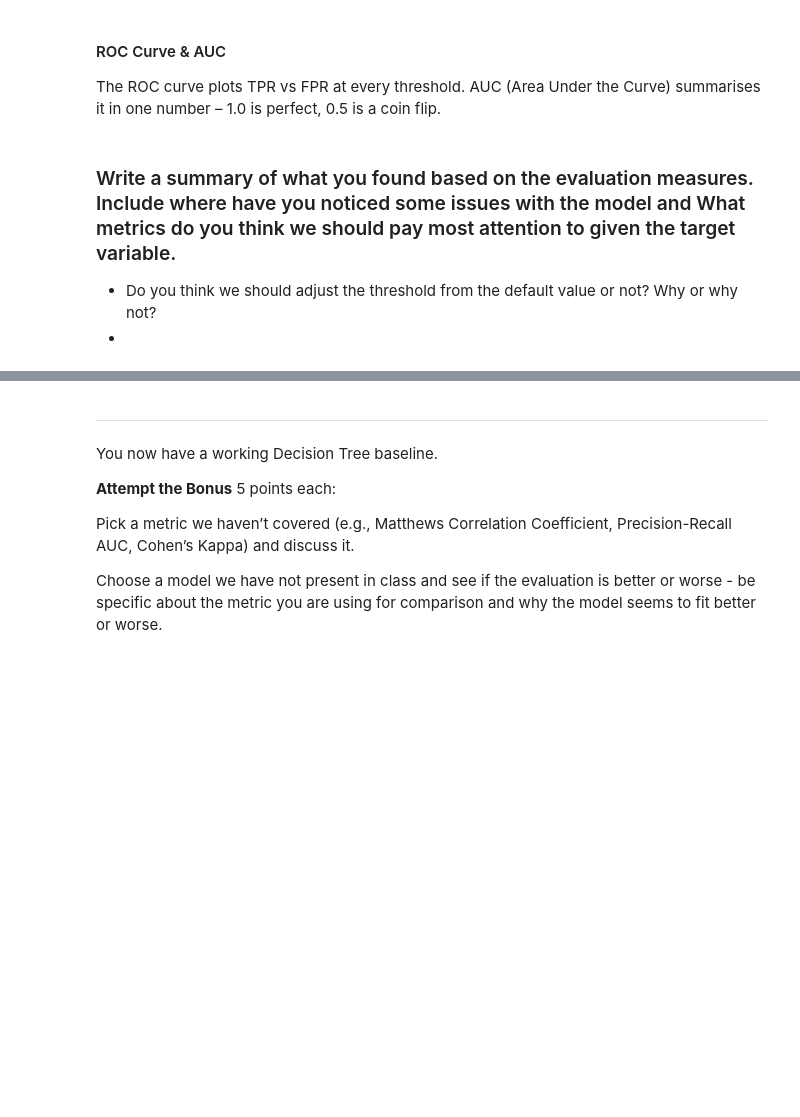
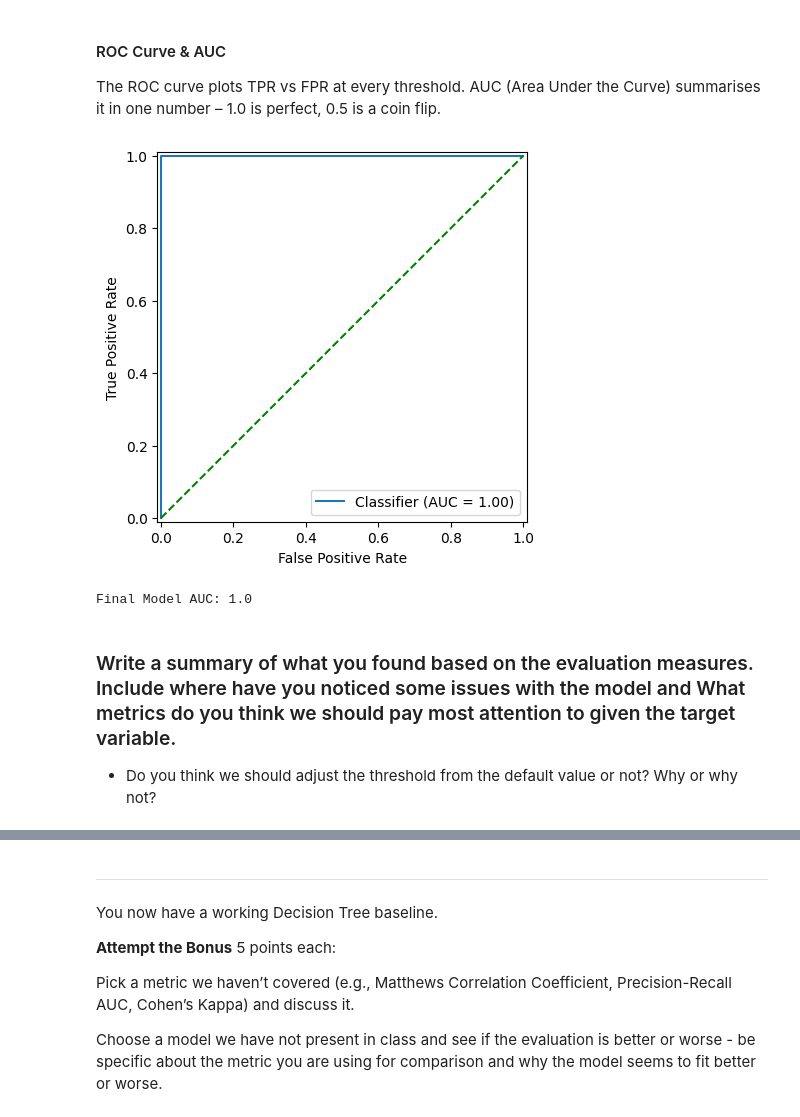
Before and after one commit to kenzkleczynski/week_10_eval, a Jupyter notebook: Model_Metrics_Lab_Updated.ipynb, the cells around one changed output, grey strips where cells are left out. Saved outputs shown, nothing was run; the diff lists cells and outputs as text; code cells hidden in the pictures; blank space fills up the shorter version.

```diff
--- a/Model_Metrics_Lab_Updated.ipynb
+++ b/Model_Metrics_Lab_Updated.ipynb
@@ -215,8 +444,18 @@ The confusion matrix shows us where our model is getting confused, build a confu
 #### ROC Curve & AUC
 
 The ROC curve plots TPR vs FPR at every threshold. AUC (Area Under the Curve) summarises it in one number – 1.0 is perfect, 0.5 is a coin flip.
+# %%
+metrics.RocCurveDisplay.from_predictions(results.target, results.prob_poisonous, pos_label='p') # pos_label is saying look at poisonous as the positive class
+plt.plot([0, 1], [0, 1], 'r--', color="green")
+plt.ylabel('True Positive Rate')
+plt.xlabel('False Positive Rate')
+plt.show()
+
+print(f"Final Model AUC: {metrics.roc_auc_score(results.target == 'p', results.prob_poisonous)}")
+# %% [output]
+[figure, added]
+Final Model AUC: 1.0
 # %% [markdown]
 ### Write a summary of what you found based on the evaluation measures. Include where have you noticed some issues with the model and What metrics do you think we should pay most attention to given the target variable.
 
  - Do you think we should adjust the threshold from the default value or not? Why or why not?
- -
```
Also changed, not shown: parts of 25 cells of this notebook.
